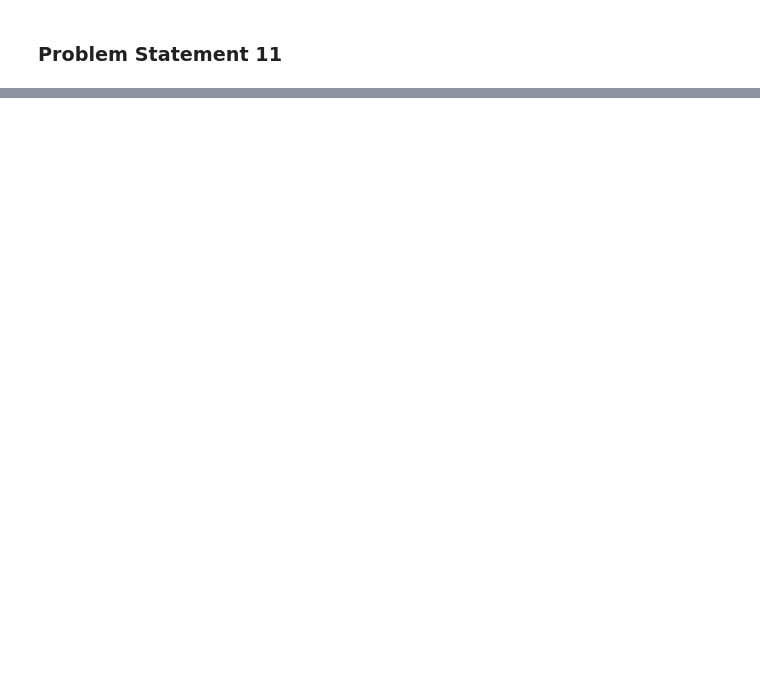
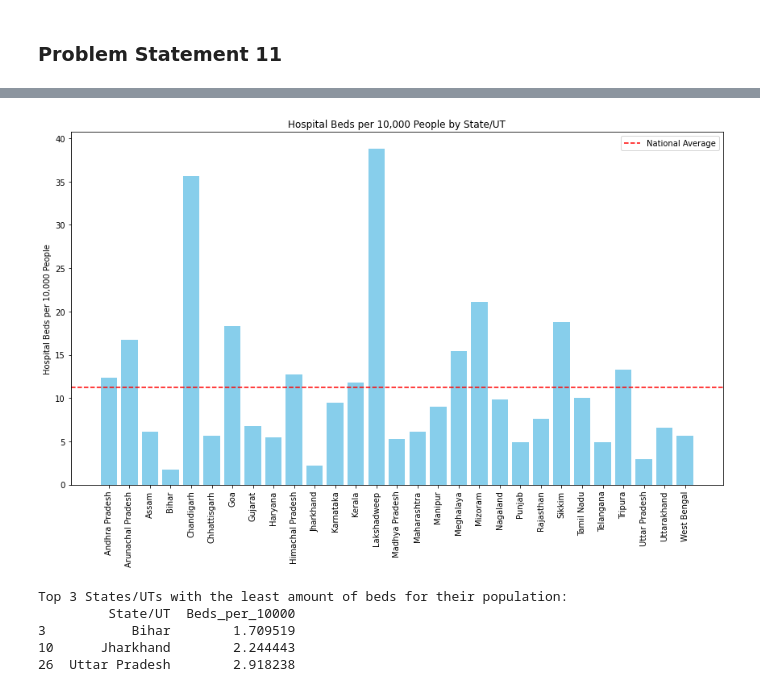
Before and after one commit to Jacko760/Futerense-Internship, a Jupyter notebook: insaaf.ipynb, the cells around one changed output, grey strips where cells are left out. Saved outputs shown, nothing was run; the diff lists cells and outputs as text; code cells hidden in the pictures; blank space fills up the shorter version.

Commit message:
done till problem statement 15

```diff
--- a/insaaf.ipynb
+++ b/insaaf.ipynb
@@ -632,0 +648,9 @@ df5
+# %%
+hospital_data_clean = pd.read_csv('Clean_Data//all_hospitals.csv')
+final_df.dropna(subset=['Population'], inplace=True)
+# Group census data by 'State/UT' and sum the population
+state_population = final_df.groupby('State/UT')['Population'].sum()
+# %%
+# Merge hospital beds data with state population data
+merged_dataa = pd.merge(hospital_data[['State/UT', 'HospitalBeds']], state_population, on='State/UT')
+merged_dataa
@@ -632,0 +675,44 @@ df5
+# %%
+# Convert 'HospitalBeds' column to numeric
+merged_dataa['HospitalBeds'] = pd.to_numeric(merged_dataa['HospitalBeds'], errors='coerce')
+
+# Calculate hospital beds per 10,000 people
+merged_dataa['Beds_per_10000'] = (merged_dataa['HospitalBeds'] / merged_dataa['Population']) * 10000
+# %%
+# Calculate national average
+national_average = merged_dataa['Beds_per_10000'].mean()
+# %%
+# Plotting
+plt.figure(figsize=(12, 8))
+
+# Bar plot for Beds_per_10000
+plt.bar(merged_dataa['State/UT'], merged_dataa['Beds_per_10000'], color='skyblue')
+# Plot the national average as a dotted horizontal line
+plt.axhline(y=national_average, color='red', linestyle='--', label='National Average')
+
+
+plt.xticks(rotation=90)
+plt.ylabel('Hospital Beds per 10,000 People')
+plt.title('Hospital Beds per 10,000 People by State/UT')
+plt.legend()
+
+plt.tight_layout()
+plt.show()
+# %% [output]
+[figure, added]
+# %%
+# Sort the DataFrame by 'Beds_per_10000' column in ascending order
+sorted_data = merged_dataa.sort_values(by='Beds_per_10000')
+
+# Select the top three States/UTs with the least amount of beds per 10,000 people
+top_3_least_beds = sorted_data.head(3)
+
+# Display the top three States/UTs with the least amount of beds for their population
+print("Top 3 States/UTs with the least amount of beds for their population:")
+print(top_3_least_beds[['State/UT', 'Beds_per_10000']])
+# %% [output]
+Top 3 States/UTs with the least amount of beds for their population:
+         State/UT  Beds_per_10000
+3           Bihar        1.709519
+10      Jharkhand        2.244443
+26  Uttar Pradesh        2.918238
```
Also changed, not shown: parts of 17 cells of this notebook, 3 other files.
